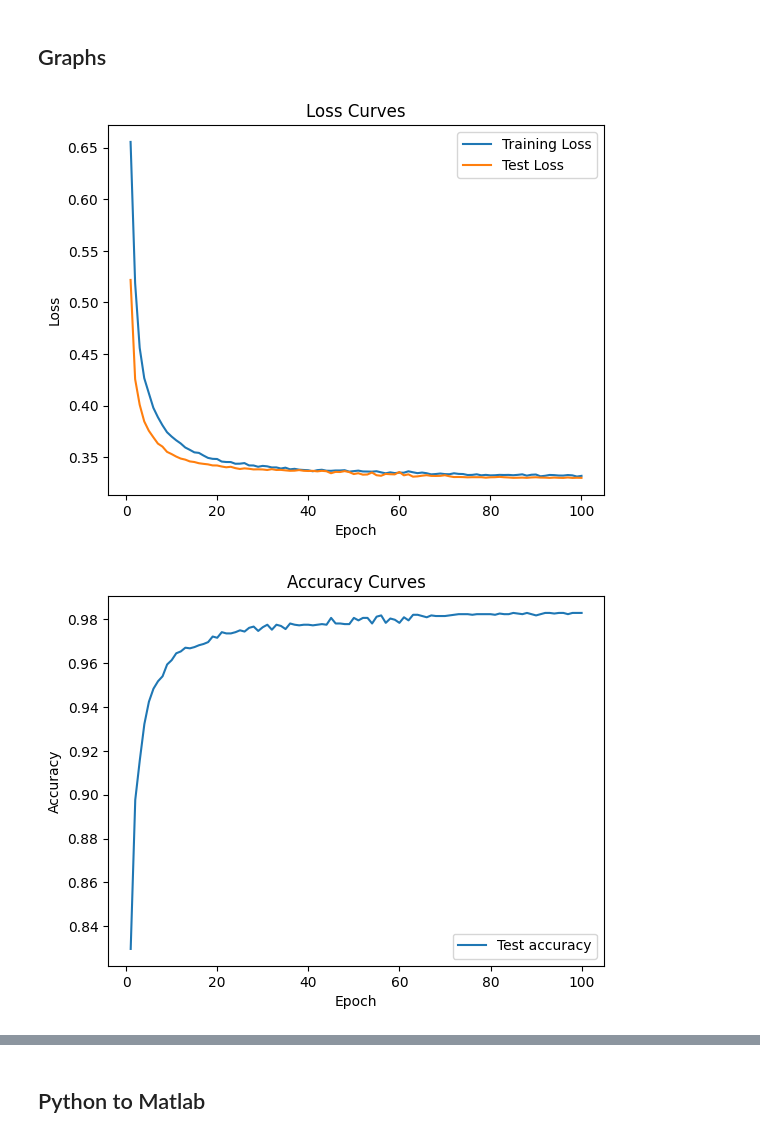
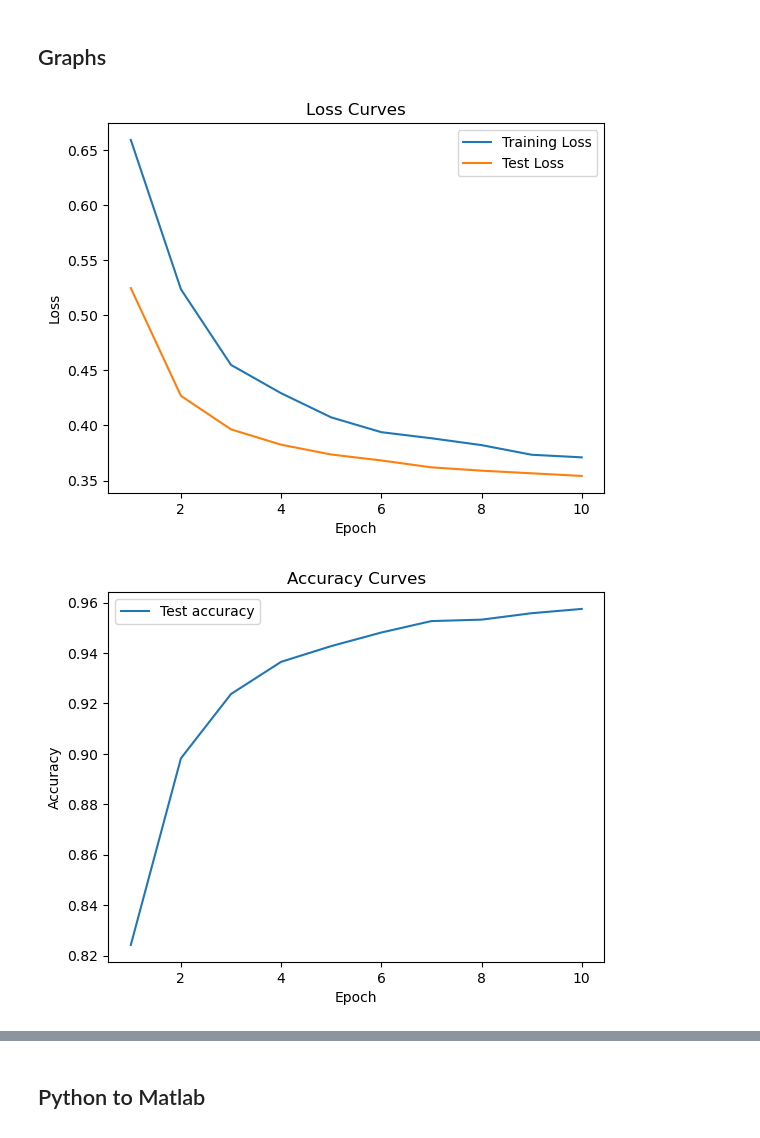
Before and after one commit to noahd15/GraphVerification, a Jupyter notebook: training.ipynb, the cells around one changed output, grey strips where cells are left out. Drawn from its saved outputs; the diff is of its cells as text; code cells hidden in the pictures.

```diff
--- a/training.ipynb
+++ b/training.ipynb
@@ -278,18 +289,18 @@ Epoch: 100, Train Loss: 0.3322, Test Loss: 0.3302, Train Acc: 0.9730, Test Acc:
 ## Graphs
 # %%
 # Plot the loss curve
-plt.plot(range(1, 101), losses, label='Training Loss')
-plt.plot(range(1,101), test_losses, label='Test Loss')
+plt.plot(range(1, 11), losses, label='Training Loss')
+plt.plot(range(1,11), test_losses, label='Test Loss')
 
 plt.xlabel('Epoch')
 plt.legend()
 plt.ylabel('Loss')
 plt.title('Loss Curves')
 plt.show()
 # %% [output]
-[figure, old version]
+[figure, new version]
 # %%
-plt.plot(range(1, 101), accs, label='Test accuracy')
+plt.plot(range(1, 11), accs, label='Test accuracy')
 plt.xlabel('Epoch')
 plt.legend()
 plt.ylabel('Accuracy')
@@ -297,5 +308,5 @@ plt.title('Accuracy Curves')
 
 plt.show()
 # %% [output]
-[figure, old version]
+[figure, new version]
 # %%
```
Also changed, not shown: parts of 7 cells of this notebook, 46 other files.
